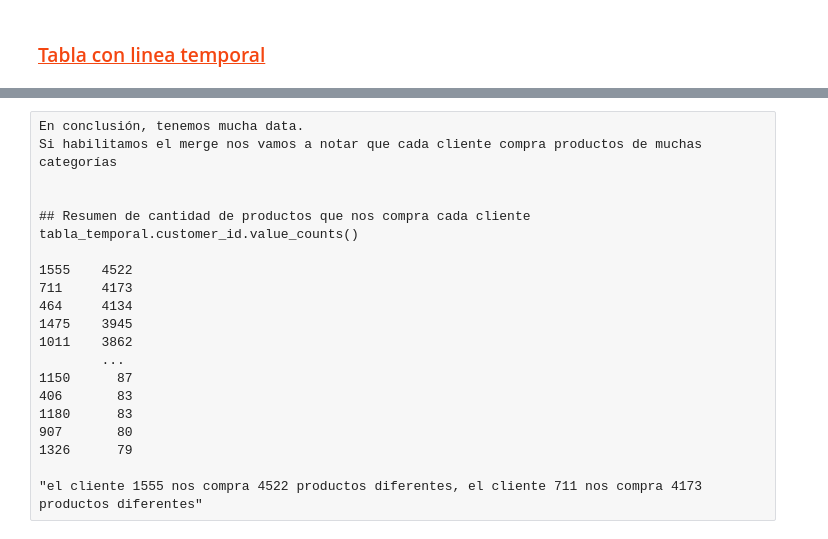
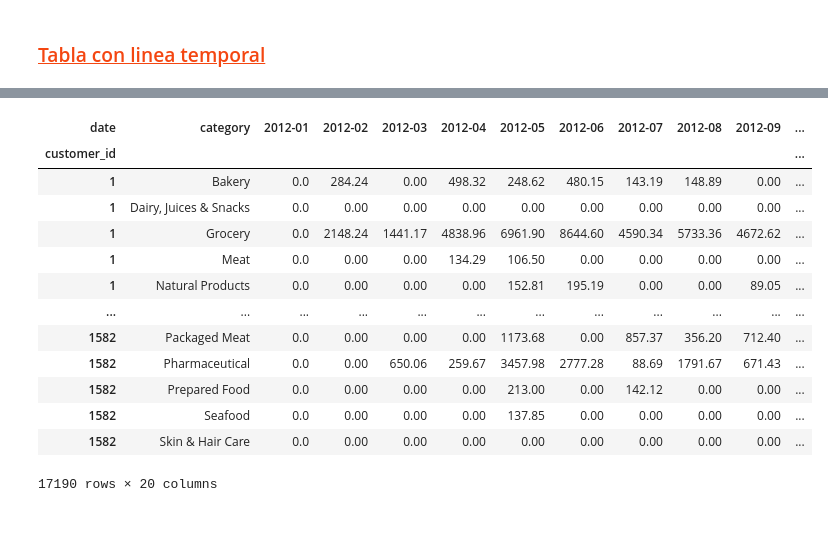
Before and after one commit to AgustinSt1990/tp_final, a Jupyter notebook: Presentacion_1_TPF.ipynb, the cells around one changed output, grey strips where cells are left out. Cells and saved outputs as stored; diff of their text form; code cells hidden in the pictures.

```diff
--- a/Presentacion_1_TPF.ipynb
+++ b/Presentacion_1_TPF.ipynb
@@ -391,21 +446,0 @@ display (tabla_temporal_2.mode())
-# %% [raw]
-En conclusión, tenemos mucha data.
-Si habilitamos el merge nos vamos a notar que cada cliente compra productos de muchas categorías
-
-
-## Resumen de cantidad de productos que nos compra cada cliente
-tabla_temporal.customer_id.value_counts()
-
-1555    4522
-711     4173
-464     4134
-1475    3945
-1011    3862
-        ...
-1150      87
-406       83
-1180      83
-907       80
-1326      79
-
-"el cliente 1555 nos compra 4522 productos diferentes, el cliente 711 nos compra 4173 productos diferentes"
@@ -411,0 +454,25 @@ tabla_temporal.customer_id.value_counts()
+# %%
+## Tablas que queremos proponer para que sean nuestro dataset de trabajo
+
+tabla_clientes = data.pivot_table(values='item_id', index=['category','customer_id'], columns=data.index.strftime('20%y-%m'), aggfunc='count')
+tabla_clientes_2 = data.pivot_table(values='venta_bruta', index=['category','customer_id'], columns=data.index.strftime('20%y-%m'), aggfunc='sum')
+tabla_clientes_3 = data.pivot_table(values='quantity', index=['category','customer_id'], columns=data.index.strftime('20%y-%m'), aggfunc='sum')
+# %%
+# Dataset mas probable que sea de propuesta de trabajo
+X = tabla_clientes_2.reset_index().groupby(['customer_id', 'category']).sum().reset_index().set_index('customer_id')
+X
+# %% [output]
+| date | category | 2012-01 | 2012-02 | 2012-03 | 2012-04 | 2012-05 | 2012-06 | 2012-07 | 2012-08 | 2012-09 | ... |
+| customer_id |  |  |  |  |  |  |  |  |  |  | ... |
+| 1 | Bakery | 0.0 | 284.24 | 0.00 | 498.32 | 248.62 | 480.15 | 143.19 | 148.89 | 0.00 | ... |
+| 1 | Dairy, Juices & Snacks | 0.0 | 0.00 | 0.00 | 0.00 | 0.00 | 0.00 | 0.00 | 0.00 | 0.00 | ... |
+| 1 | Grocery | 0.0 | 2148.24 | 1441.17 | 4838.96 | 6961.90 | 8644.60 | 4590.34 | 5733.36 | 4672.62 | ... |
+| 1 | Meat | 0.0 | 0.00 | 0.00 | 134.29 | 106.50 | 0.00 | 0.00 | 0.00 | 0.00 | ... |
+| 1 | Natural Products | 0.0 | 0.00 | 0.00 | 0.00 | 152.81 | 195.19 | 0.00 | 0.00 | 89.05 | ... |
+| ... | ... | ... | ... | ... | ... | ... | ... | ... | ... | ... | ... |
+| 1582 | Packaged Meat | 0.0 | 0.00 | 0.00 | 0.00 | 1173.68 | 0.00 | 857.37 | 356.20 | 712.40 | ... |
+| 1582 | Pharmaceutical | 0.0 | 0.00 | 650.06 | 259.67 | 3457.98 | 2777.28 | 88.69 | 1791.67 | 671.43 | ... |
+| 1582 | Prepared Food | 0.0 | 0.00 | 0.00 | 0.00 | 213.00 | 0.00 | 142.12 | 0.00 | 0.00 | ... |
+| 1582 | Seafood | 0.0 | 0.00 | 0.00 | 0.00 | 137.85 | 0.00 | 0.00 | 0.00 | 0.00 | ... |
+| 1582 | Skin & Hair Care | 0.0 | 0.00 | 0.00 | 0.00 | 0.00 | 0.00 | 0.00 | 0.00 | 0.00 | ... |
+17190 rows × 20 columns
```
Also changed, not shown: parts of 40 cells of this notebook.
